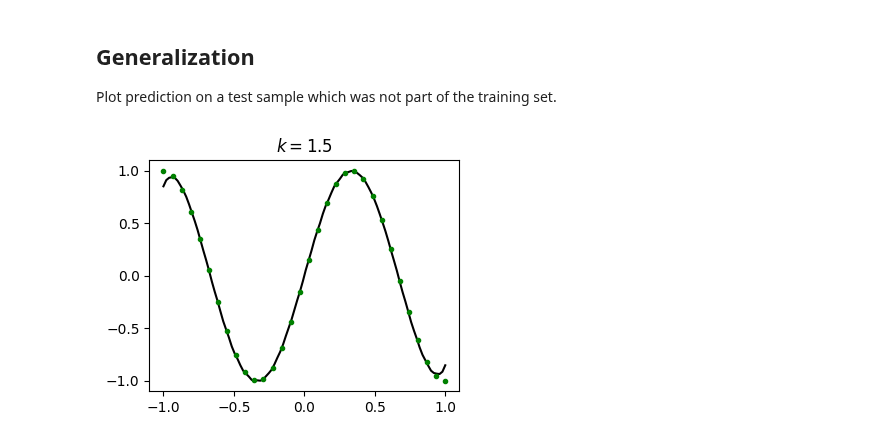
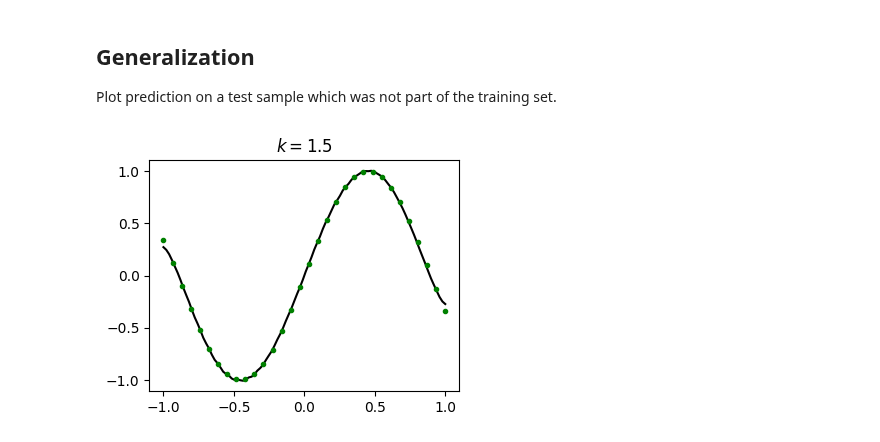
Before and after one commit to aai-institute/continuiti, a Jupyter notebook: examples/selfsupervised.ipynb, the cells around one changed output. Drawn from its saved outputs; the diff is of its cells as text; code cells hidden in the pictures.

```diff
--- a/examples/selfsupervised.ipynb
+++ b/examples/selfsupervised.ipynb
@@ -35,7 +35,8 @@ $$
 where $\mathbf{x} = (x_i)_{i=1 \dots M}$ are the $M$ equidistantly
 distributed sensor positions.
 # %%
-sine = Sine(num_sensors=32, size=4)
+benchmark = SineBenchmark(n_sensors=32, n_train=4, n_evaluations=3)
+sine = benchmark.train_dataset
 dataset = SelfSupervisedOperatorDataset(sine.x, sine.u)
 # %% [markdown]
 This dataset contains 128 samples. Let's plot a random one!
@@ -88,14 +89,13 @@ for i in range(len(sine)):
 Plot prediction on a test sample which was not part of the training set.
 # %%
 fig, ax = plt.subplots(1, 1, figsize=(4, 3))
-i_test = 1.5
 
-x, u = sine.generate_observation(i_test)
+x, u = benchmark.test_dataset.x[1], benchmark.test_dataset.u[1]
 y = torch.linspace(-1, 1, 100).reshape(-1, 1)
 v = operator(x.unsqueeze(0), u.unsqueeze(0), y.unsqueeze(0)).squeeze(0).detach()
 ax.plot(y, v, 'k-', label='Prediction')
 ax.plot(x, u, 'g.', label='Sensors')
-ax.set_title(f"$k = {i_test}$")
+ax.set_title(f"$k = {1.5}$")
 plt.show()
 # %% [output]
-[figure, old version]
+[figure, new version]
```
Also changed, not shown: parts of 3 cells of this notebook, 13 other files.
